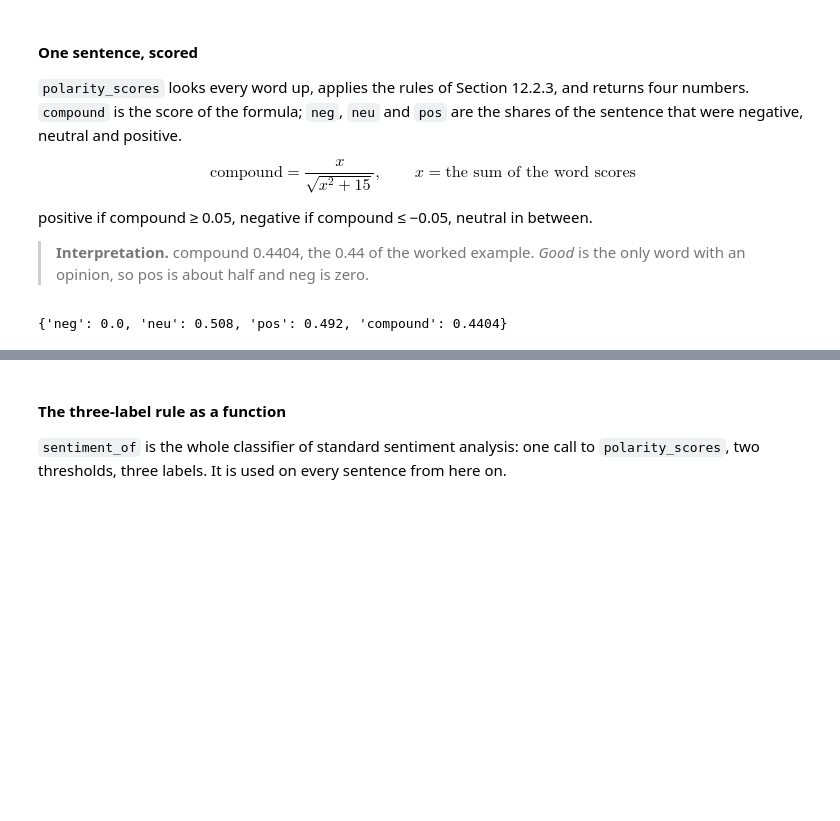
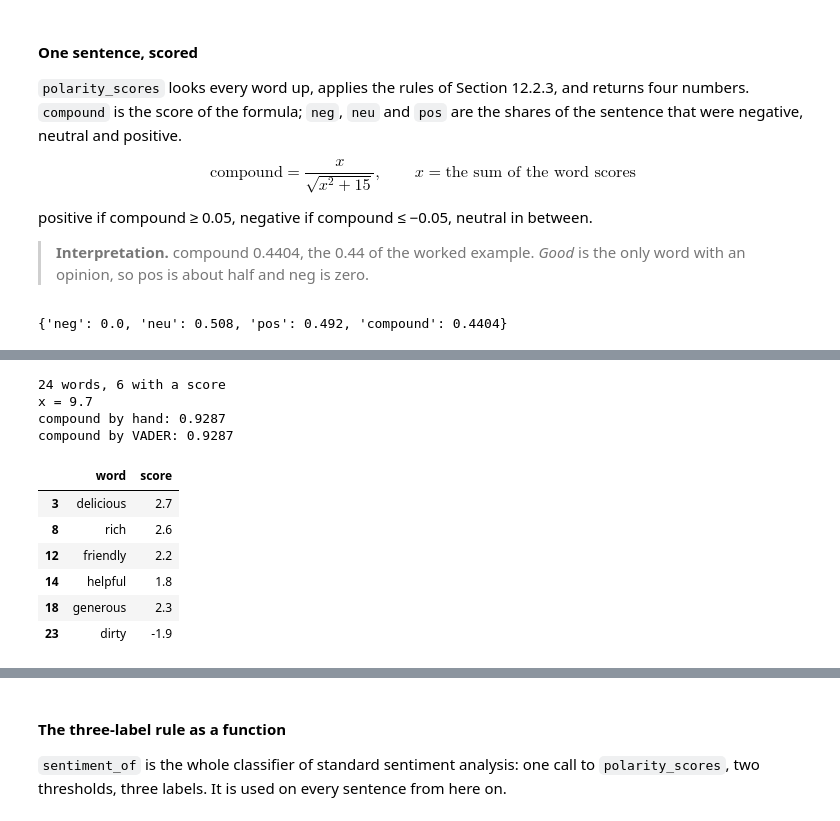
Before and after one commit to payakorn/888102-student, a Jupyter notebook: ch12_2_Standard_Sentiment_Analysis.ipynb, the cells around one changed output, grey strips where cells are left out. Saved outputs shown, nothing was run; the diff lists cells and outputs as text; code cells hidden in the pictures; blank space fills up the shorter version.

```diff
--- a/ch12_2_Standard_Sentiment_Analysis.ipynb
+++ b/ch12_2_Standard_Sentiment_Analysis.ipynb
@@ -177,0 +211,23 @@ analyzer.polarity_scores("The food was good.")
+# %%
+sentence = ("The noodles were delicious and the broth was rich, the staff were friendly and helpful, "
+            "the portion was generous, and the table was dirty.")
+words = re.findall(r"[a-z]+", sentence.lower())
+scored = pd.DataFrame({"word": words, "score": [lexicon.get(w) for w in words]}).dropna()
+print(len(words), "words,", len(scored), "with a score")
+x = scored["score"].sum()
+print("x =", round(x, 1))
+print("compound by hand:", round(x / (x**2 + 15) ** 0.5, 4))
+print("compound by VADER:", analyzer.polarity_scores(sentence)["compound"])
+scored
+# %% [output]
+24 words, 6 with a score
+x = 9.7
+compound by hand: 0.9287
+compound by VADER: 0.9287
+|  | word | score |
+| 3 | delicious | 2.7 |
+| 8 | rich | 2.6 |
+| 12 | friendly | 2.2 |
+| 14 | helpful | 1.8 |
+| 18 | generous | 2.3 |
+| 23 | dirty | -1.9 |
```
Also changed, not shown: parts of 12 cells of this notebook, 1 other file.
